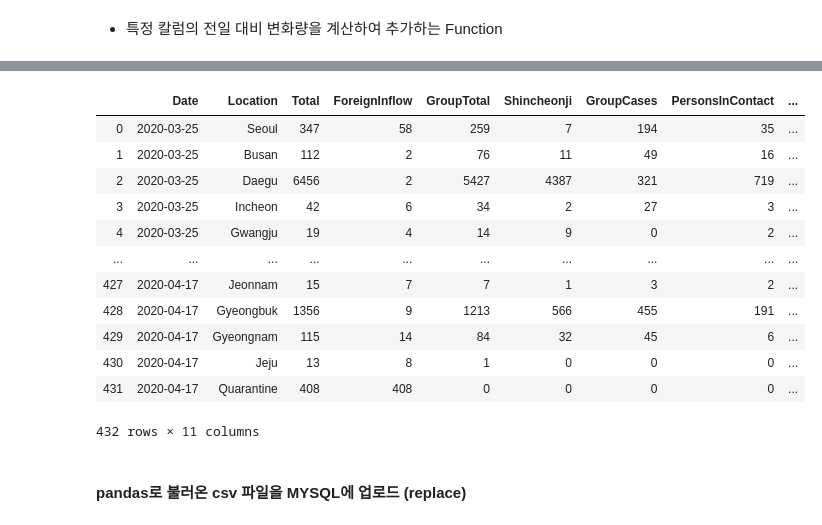
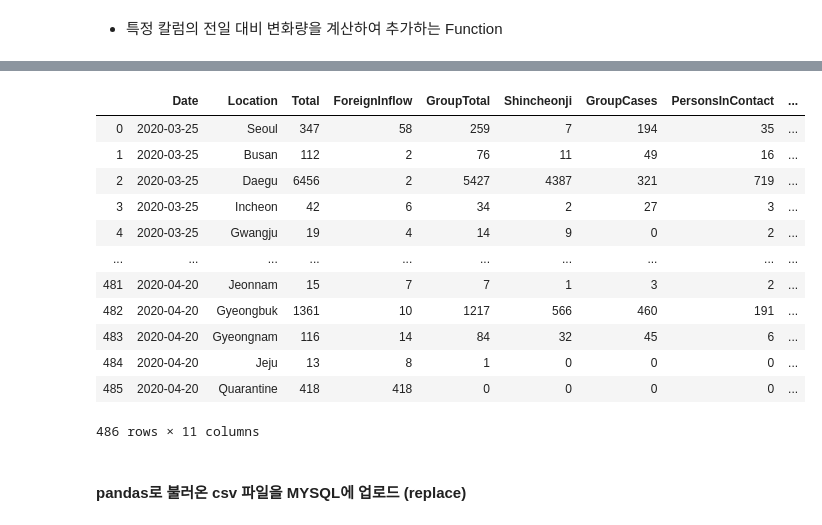
Before and after one commit to vanillapapaya/Covid19_Korea, a Jupyter notebook: Upload_Data_to_MYSQL.ipynb, the cells around one changed output, grey strips where cells are left out. Saved outputs shown, nothing was run; the diff lists cells and outputs as text; code cells hidden in the pictures.

```diff
--- a/Upload_Data_to_MYSQL.ipynb
+++ b/Upload_Data_to_MYSQL.ipynb
@@ -85,20 +85,20 @@ domestic_check
 # %%
-domestic_group = pd.read_csv("domestic_group.csv")
+domestic_group = pd.read_csv("domestic_group_edit.csv")
 domestic_group
 # %% [output]
 |  | Date | Location | Total | ForeignInflow | GroupTotal | Shincheonji | GroupCases | PersonsInContact | ... |
 | 0 | 2020-03-25 | Seoul | 347 | 58 | 259 | 7 | 194 | 35 | ... |
 | 1 | 2020-03-25 | Busan | 112 | 2 | 76 | 11 | 49 | 16 | ... |
 | 2 | 2020-03-25 | Daegu | 6456 | 2 | 5427 | 4387 | 321 | 719 | ... |
 | 3 | 2020-03-25 | Incheon | 42 | 6 | 34 | 2 | 27 | 3 | ... |
 | 4 | 2020-03-25 | Gwangju | 19 | 4 | 14 | 9 | 0 | 2 | ... |
 | ... | ... | ... | ... | ... | ... | ... | ... | ... | ... |
-| 427 | 2020-04-17 | Jeonnam | 15 | 7 | 7 | 1 | 3 | 2 | ... |
-| 428 | 2020-04-17 | Gyeongbuk | 1356 | 9 | 1213 | 566 | 455 | 191 | ... |
-| 429 | 2020-04-17 | Gyeongnam | 115 | 14 | 84 | 32 | 45 | 6 | ... |
-| 430 | 2020-04-17 | Jeju | 13 | 8 | 1 | 0 | 0 | 0 | ... |
-| 431 | 2020-04-17 | Quarantine | 408 | 408 | 0 | 0 | 0 | 0 | ... |
+| 481 | 2020-04-20 | Jeonnam | 15 | 7 | 7 | 1 | 3 | 2 | ... |
+| 482 | 2020-04-20 | Gyeongbuk | 1361 | 10 | 1217 | 566 | 460 | 191 | ... |
+| 483 | 2020-04-20 | Gyeongnam | 116 | 14 | 84 | 32 | 45 | 6 | ... |
+| 484 | 2020-04-20 | Jeju | 13 | 8 | 1 | 0 | 0 | 0 | ... |
+| 485 | 2020-04-20 | Quarantine | 418 | 418 | 0 | 0 | 0 | 0 | ... |
-432 rows × 11 columns
+486 rows × 11 columns
 # %% [markdown]
 #### pandas로 불러온 csv 파일을 MYSQL에 업로드 (replace)
 # %%
```
Also changed, not shown: parts of 4 cells of this notebook, 5 other files.
